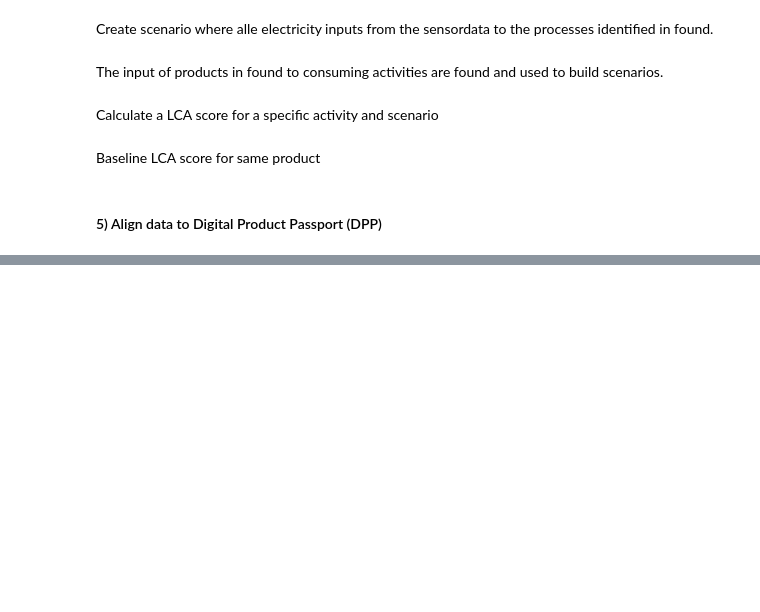
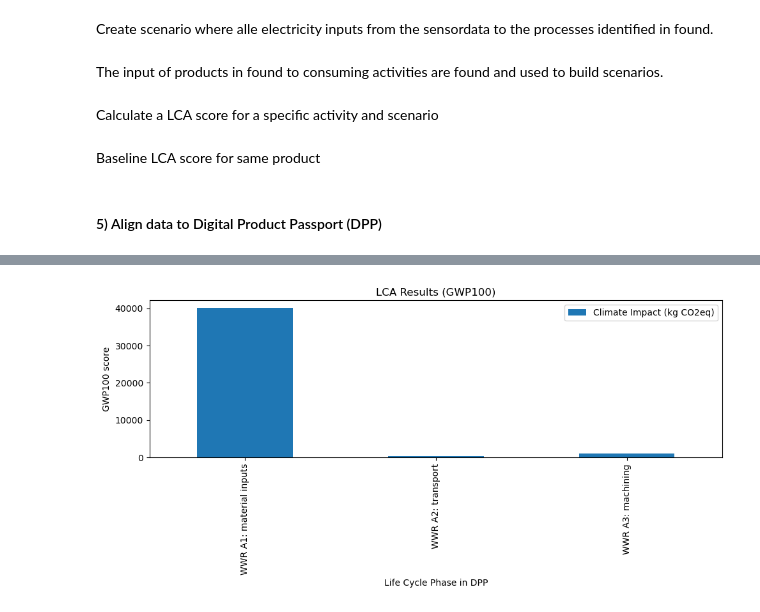
Before and after one commit to 20lca/reed, a Jupyter notebook: scripts/01_REED_analysis.ipynb, the cells around one changed output, grey strips where cells are left out. Drawn from its saved outputs; the diff is of its cells as text; code cells hidden in the pictures; blank space fills up the shorter version.

```diff
--- a/scripts/01_REED_analysis.ipynb
+++ b/scripts/01_REED_analysis.ipynb
@@ -324,0 +348,7 @@ def plot_contribution(df,
+# %%
+wwr_processes = {
+    "WWR total": reed.get(name='WWR total', location="DE", unit='unit'),
+    "WWR A1: material inputs": reed.get(name='WWR A1: material inputs', location="DE", unit='unit'),
+    "WWR A2: transport": reed.get(name='WWR A2: transport', location="DE", unit='unit'),
+    "WWR A3: machining": reed.get(name='WWR A3: machining', location="DE", unit='unit'),
+}
@@ -329,0 +373,3 @@ display(df_results)
+# %%
+df_wwr_results = lca_score(wwr_processes, config.lcia_gwp100)
+display(df_wwr_results)
@@ -369,11 +429,16 @@ display(df_results)
 # %%
-df_plot = df_results.set_index("Process")
+df_plot = df_wwr_results.set_index("Process")
+
+# Remove the row
+df_plot = df_plot.drop("WWR total", errors="ignore")
 
 ax = df_plot.plot(kind="bar", figsize=(10, 5))
 
 ax.set_title("LCA Results (GWP100)")
-ax.set_xlabel("Process")
+ax.set_xlabel("Life Cycle Phase in DPP")
 ax.set_ylabel("GWP100 score")
 
 plt.tight_layout()
 plt.show()
+# %% [output]
+[figure, added]
```
Also changed, not shown: parts of 44 cells of this notebook, 1 other file.
